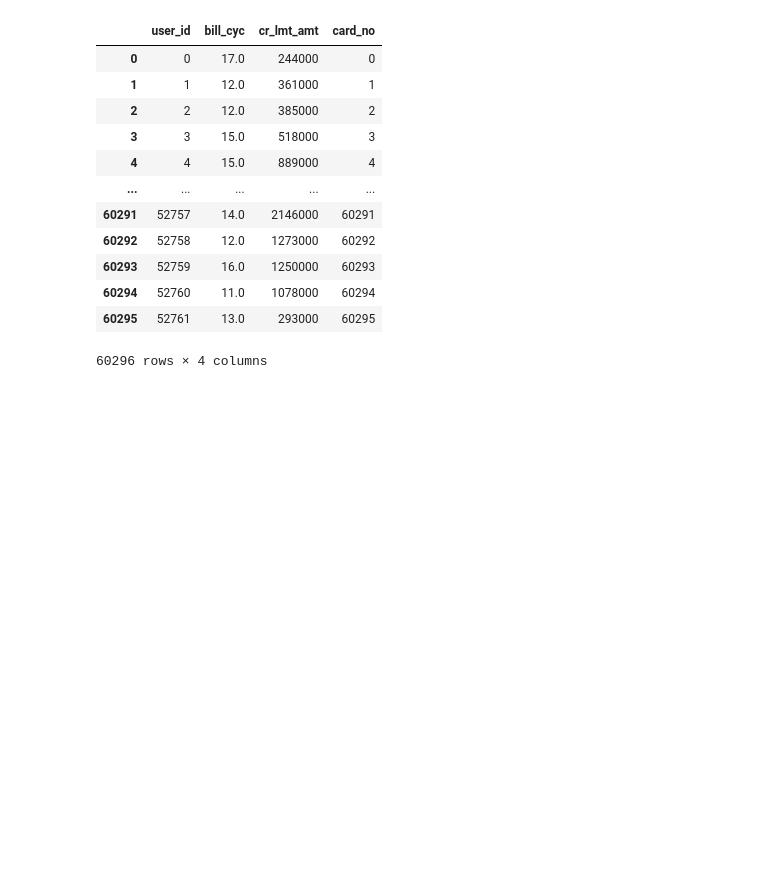
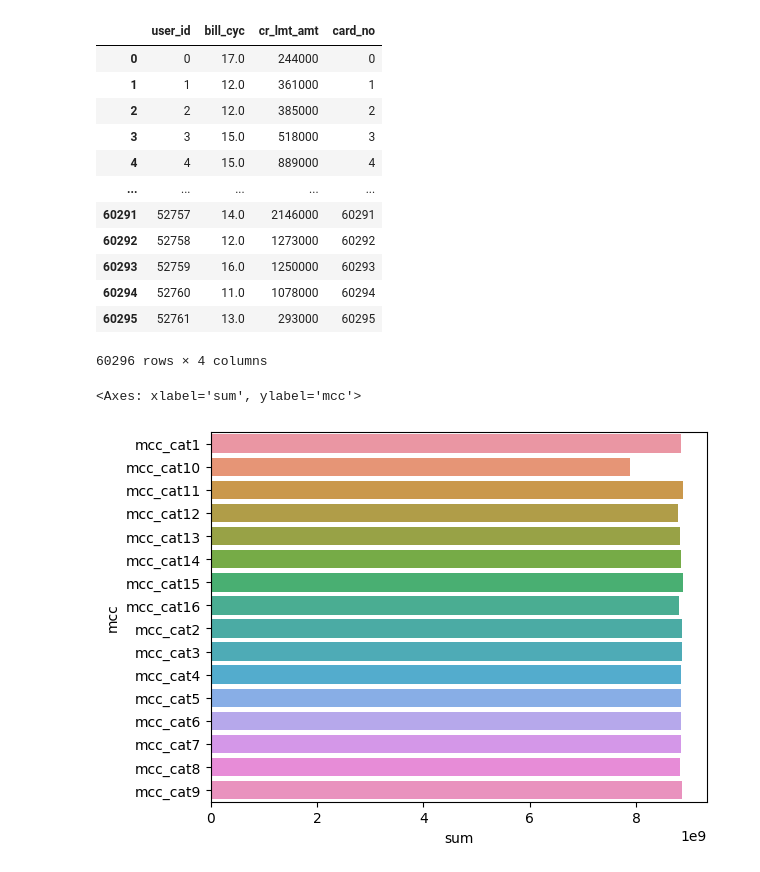
Before and after one commit to terjirapat/CreditCardChurning, a Jupyter notebook: main.ipynb, the cells around one changed output. Saved outputs shown, nothing was run; the diff lists cells and outputs as text; code cells hidden in the pictures; blank space fills up the shorter version.

```diff
--- a/main.ipynb
+++ b/main.ipynb
@@ -239,3 +272,9 @@ df_cardinfo
+# %%
+test = df_cctxn.groupby('mcc').agg(sum=('txn_amt', 'sum')).reset_index()
+sns.barplot(x='sum', y='mcc', data=test)
+# %% [output]
+<Axes: xlabel='sum', ylabel='mcc'>
+[figure, added]
 # %%
 df_cctxn
 # %% [output]
```
Also changed, not shown: parts of 29 cells of this notebook.
